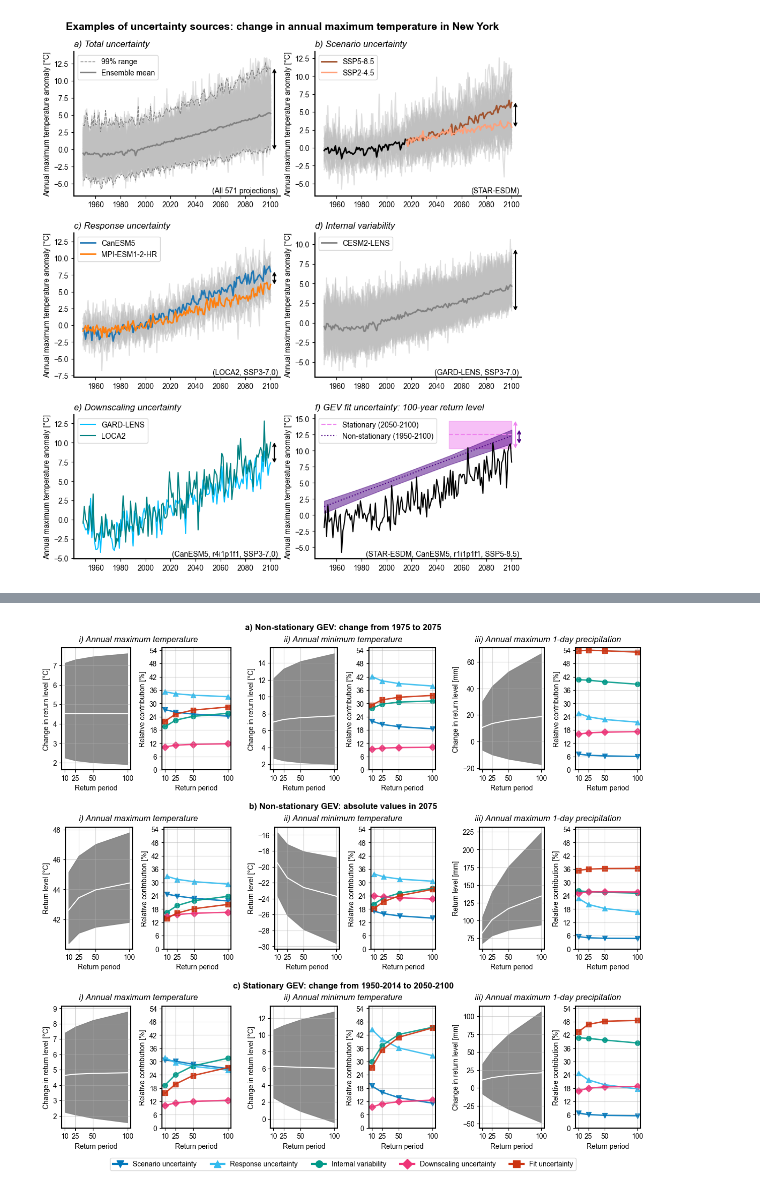
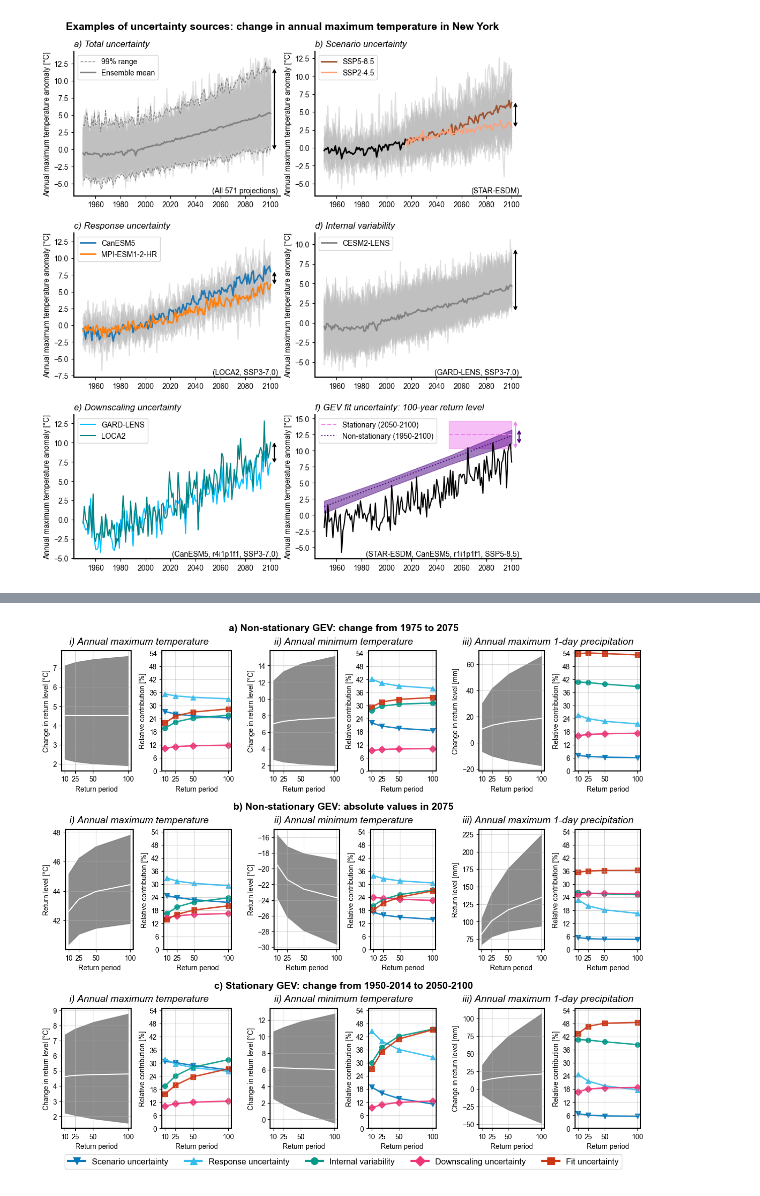
Before and after one commit to david0811/conus_comparison_lafferty-etal-2024, a Jupyter notebook: scripts/04a_main_plots.ipynb, the cells around one changed output, grey strips where cells are left out. Drawn from its saved outputs; the diff is of its cells as text; code cells hidden in the pictures.

```diff
--- a/scripts/04a_main_plots.ipynb
+++ b/scripts/04a_main_plots.ipynb
@@ -85,16 +80,17 @@ pu.plot_ensemble_mean_uq(
 # FIGURE 4
 ##################
 plt.rcParams["font.size"] = 10
+fs = 14
 
 fig = plt.figure(figsize=(12, 11), layout='constrained')
 subfigs = fig.subfigures(4, 1, hspace=0.05, height_ratios=[1, 1, 1, 0.1])
 metric_ids = ['max_tasmax', 'min_tasmin', 'max_pr']
 
 ######### Nonstat change
-subfigs[0].suptitle('a) Non-stationary GEV: change from 1975 to 2075', fontweight='bold')
+subfigs[0].suptitle('a) Non-stationary GEV: change from 1975 to 2075', fontweight='bold', fontsize=fs)
 subfigs_row0 = subfigs[0].subfigures(1, 3, wspace=0.05)
 for idm, metric_id in enumerate(metric_ids):
-    subfigs_row0[idm].suptitle(f"{pu.subplot_labels[idm]} {pu.title_labels[metric_id]}", fontstyle="italic")
+    subfigs_row0[idm].suptitle(f"{pu.subplot_labels[idm]} {pu.title_labels[metric_id]}", fontstyle="italic", fontsize=fs)
     axs0 = subfigs_row0[idm].subplots(1, 2, sharex=True)
 
     # Response
@@ -132,10 +128,10 @@ for idm, metric_id in enumerate(metric_ids):
     )
 
 ######### Nonstat abs
-subfigs[1].suptitle('b) Non-stationary GEV: absolute values in 2075', fontweight='bold')
+subfigs[1].suptitle('b) Non-stationary GEV: absolute values in 2075', fontweight='bold', fontsize=fs)
 subfigs_row1 = subfigs[1].subfigures(1, 3, wspace=0.05)
 for idm, metric_id in enumerate(metric_ids):
-    subfigs_row1[idm].suptitle(f"{pu.subplot_labels[idm]} {pu.title_labels[metric_id]}", fontstyle="italic")
+    subfigs_row1[idm].suptitle(f"{pu.subplot_labels[idm]} {pu.title_labels[metric_id]}", fontstyle="italic", fontsize=fs)
     axs1 = subfigs_row1[idm].subplots(1, 2, sharex=True)
 
     # Response
@@ -173,10 +169,10 @@ for idm, metric_id in enumerate(metric_ids):
     )
 
 ######### Stat change
-subfigs[2].suptitle('c) Stationary GEV: change from 1950-2014 to 2050-2100', fontweight='bold')
+subfigs[2].suptitle('c) Stationary GEV: change from 1950-2014 to 2050-2100', fontweight='bold', fontsize=fs)
 subfigs_row2 = subfigs[2].subfigures(1, 3, wspace=0.05)
 for idm, metric_id in enumerate(metric_ids):
-    subfigs_row2[idm].suptitle(f"{pu.subplot_labels[idm]} {pu.title_labels[metric_id]}", fontstyle="italic")
+    subfigs_row2[idm].suptitle(f"{pu.subplot_labels[idm]} {pu.title_labels[metric_id]}", fontstyle="italic", fontsize=fs)
     axs2 = subfigs_row2[idm].subplots(1, 2, sharex=True)
 
     # Response
@@ -189,32 +185,32 @@ for idm, metric_id in enumerate(metric_ids):
         metric_ids=[metric_id],
         axs=axs2[0],
         idm_start=idm,
         legend=False,
         time_str='diff',
         ax_title=False,
     )
 
     # UC
     legend_elements = pu.plot_uc_rls(
         coord_or_mean="mean",
         proj_slice="2050-2100",
         hist_slice="1950-2014",
         fit_method="lmom",
         stat_str="stat",
         metric_ids=[metric_id],
         axs=axs2[1],
         legend=False,
         ylim=[0,55],
         time_str='diff',
         ax_title=False,
         return_legend=True
     )
 
 ######### Legend
 ax_legend = subfigs[3].subplots(1, 1)
 ax_legend.axis('off')
-ax_legend.legend(handles=legend_elements, loc="lower center", ncol=5)#, borderaxespad=0.25)
+ax_legend.legend(handles=legend_elements, loc="lower center", ncol=5, fontsize=fs-2)
 
 plt.savefig(f'{project_code_path}/figs/main/figure4.pdf', bbox_inches='tight')
 # %% [output]
-[figure, old version]
+[figure, new version]
```
Also changed, not shown: parts of 3 cells of this notebook, 2 other files.
